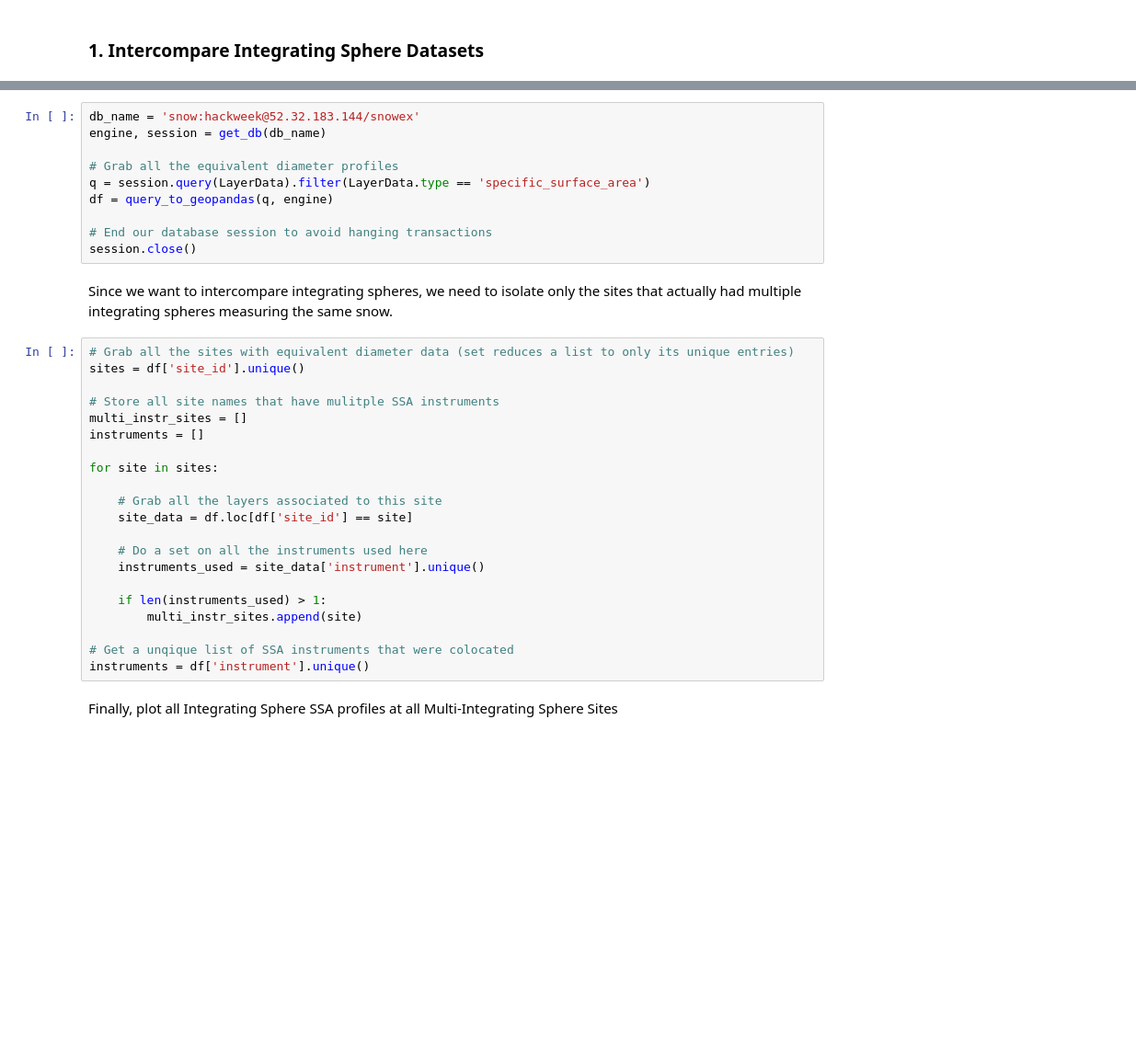
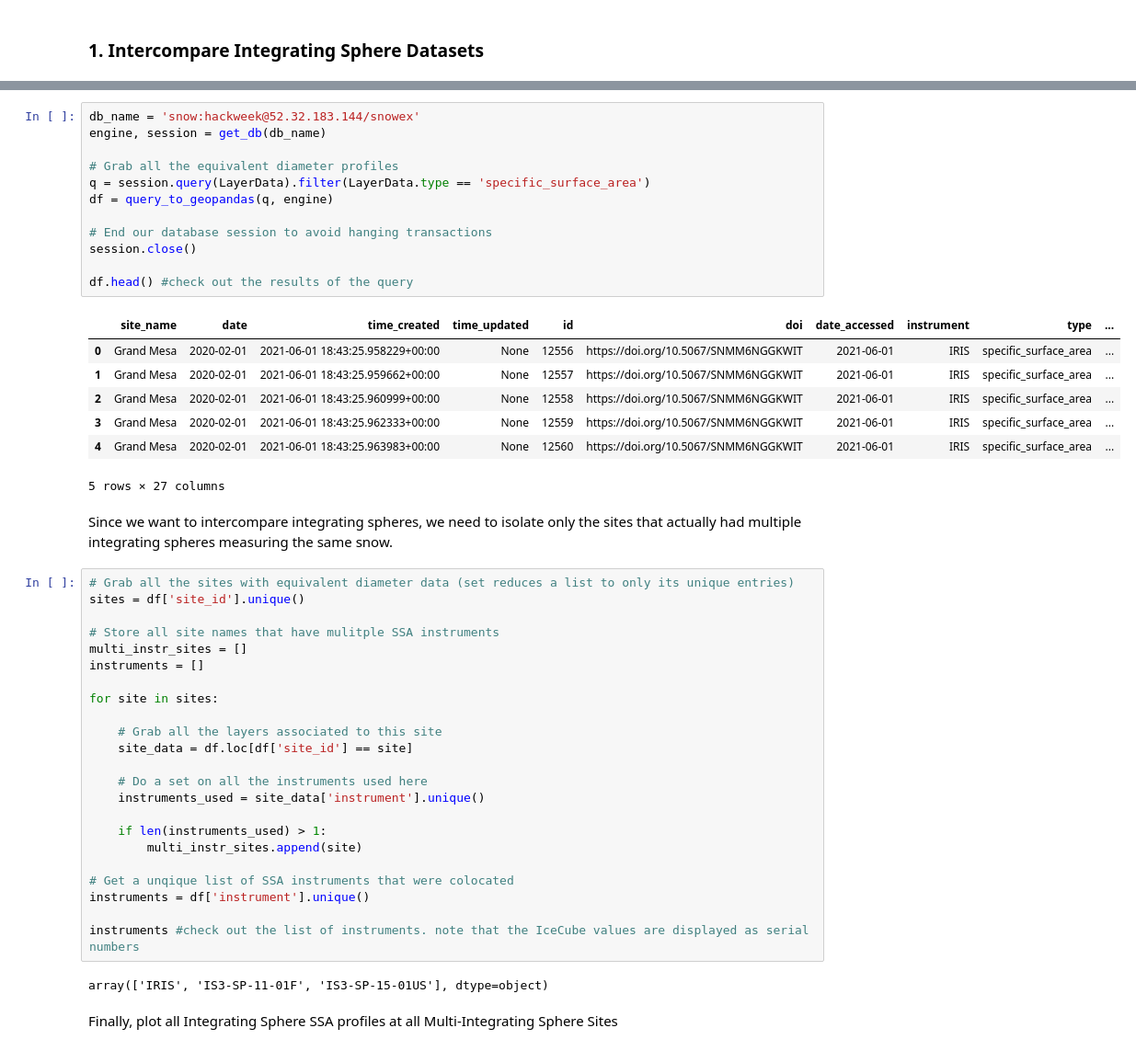
Before and after one commit to snowex-hackweek/website-2021, a Jupyter notebook: book/tutorials/microstructure/microstructure-tutorial.ipynb, the cells around one changed output, grey strips where cells are left out. Shown at 92% size. Cells and saved outputs as stored; diff of their text form; blank space fills up the shorter version.

```diff
--- a/book/tutorials/microstructure/microstructure-tutorial.ipynb
+++ b/book/tutorials/microstructure/microstructure-tutorial.ipynb
@@ -109,13 +138,23 @@ See Micah's tutorial on datasets for more on this! Won't explain too much here
 # %%
 db_name = 'snow:hackweek@52.32.183.144/snowex'
 engine, session = get_db(db_name)
 
 # Grab all the equivalent diameter profiles
 q = session.query(LayerData).filter(LayerData.type == 'specific_surface_area')
 df = query_to_geopandas(q, engine)
 
 # End our database session to avoid hanging transactions
 session.close()
+
+df.head() #check out the results of the query
+# %% [output]
+|  | site_name | date | time_created | time_updated | id | doi | date_accessed | instrument | type | ... |
+| 0 | Grand Mesa | 2020-02-01 | 2021-06-01 18:43:25.958229+00:00 | None | 12556 | https://doi.org/10.5067/SNMM6NGGKWIT | 2021-06-01 | IRIS | specific_surface_area | ... |
+| 1 | Grand Mesa | 2020-02-01 | 2021-06-01 18:43:25.959662+00:00 | None | 12557 | https://doi.org/10.5067/SNMM6NGGKWIT | 2021-06-01 | IRIS | specific_surface_area | ... |
+| 2 | Grand Mesa | 2020-02-01 | 2021-06-01 18:43:25.960999+00:00 | None | 12558 | https://doi.org/10.5067/SNMM6NGGKWIT | 2021-06-01 | IRIS | specific_surface_area | ... |
+| 3 | Grand Mesa | 2020-02-01 | 2021-06-01 18:43:25.962333+00:00 | None | 12559 | https://doi.org/10.5067/SNMM6NGGKWIT | 2021-06-01 | IRIS | specific_surface_area | ... |
+| 4 | Grand Mesa | 2020-02-01 | 2021-06-01 18:43:25.963983+00:00 | None | 12560 | https://doi.org/10.5067/SNMM6NGGKWIT | 2021-06-01 | IRIS | specific_surface_area | ... |
+5 rows × 27 columns
 # %% [markdown]
 Since we want to intercompare integrating spheres, we need to isolate only the sites that actually had multiple integrating spheres measuring the same snow.
 # %%
@@ -139,6 +178,10 @@ for site in sites:
 
 # Get a unqique list of SSA instruments that were colocated
 instruments = df['instrument'].unique()
+
+instruments #check out the list of instruments. note that the IceCube values are displayed as serial numbers
+# %% [output]
+array(['IRIS', 'IS3-SP-11-01F', 'IS3-SP-15-01US'], dtype=object)
 # %% [markdown]
 Finally, plot all Integrating Sphere SSA profiles at all Multi-Integrating Sphere Sites
 # %%
```
Also changed, not shown: parts of 22 cells of this notebook, 6 other files.
